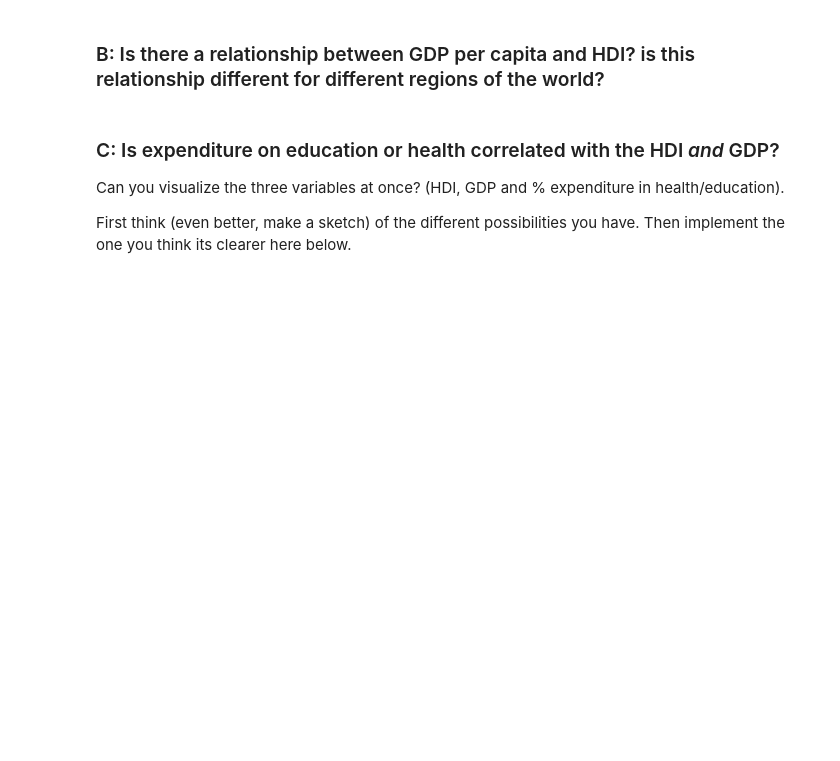
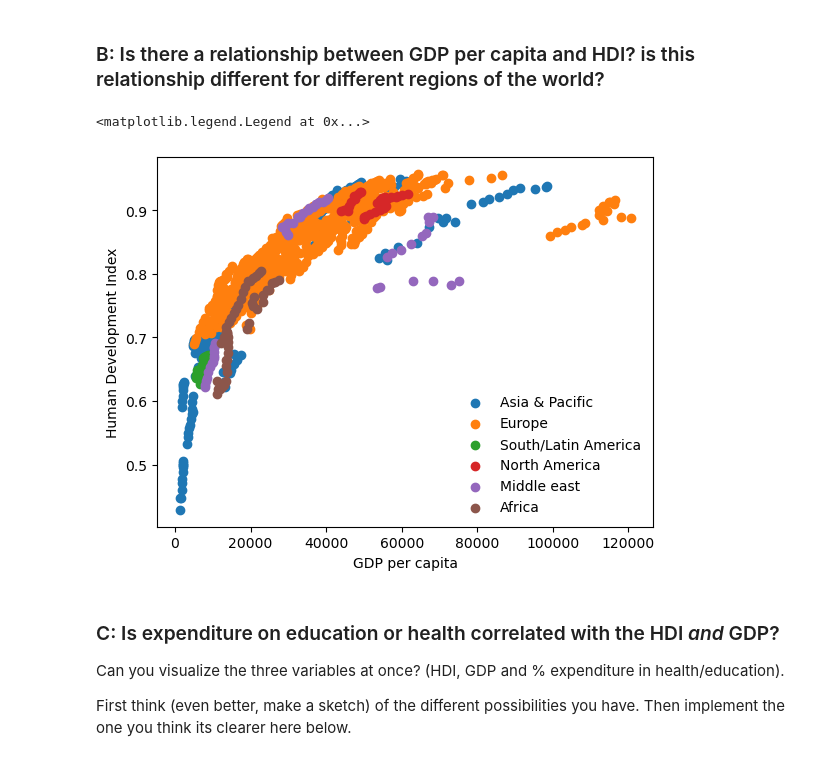
Before and after one commit to aspp-latam/2023-mexico-data-visualization, a Jupyter notebook: exercise-2.ipynb, the cells around one changed output. Cells and saved outputs as stored; diff of their text form; code cells hidden in the pictures; blank space fills up the shorter version.

Commit message:
added a visualization

```diff
--- a/exercise-2.ipynb
+++ b/exercise-2.ipynb
@@ -82,6 +82,15 @@ df[df['Country']=='Italy']
 ### A: How is the HDI distributed? normally distributed, or skewed?
 # %% [markdown]
 ### B: Is there a relationship between GDP per capita and HDI? is this relationship different for different regions of the world?
+# %%
+for i in df['Region'].unique():
+    plt.scatter(df[df['Region']==i]['GDP per capita'],df[df['Region']==i]['HDI'], label=i)
+plt.xlabel('GDP per capita')
+plt.ylabel('Human Development Index')
+plt.legend(frameon=False)
+# %% [output]
+<matplotlib.legend.Legend at 0x...>
+[figure, added]
 # %% [markdown]
 ### C: Is expenditure on education or health correlated with the HDI *and* GDP?
 
```
